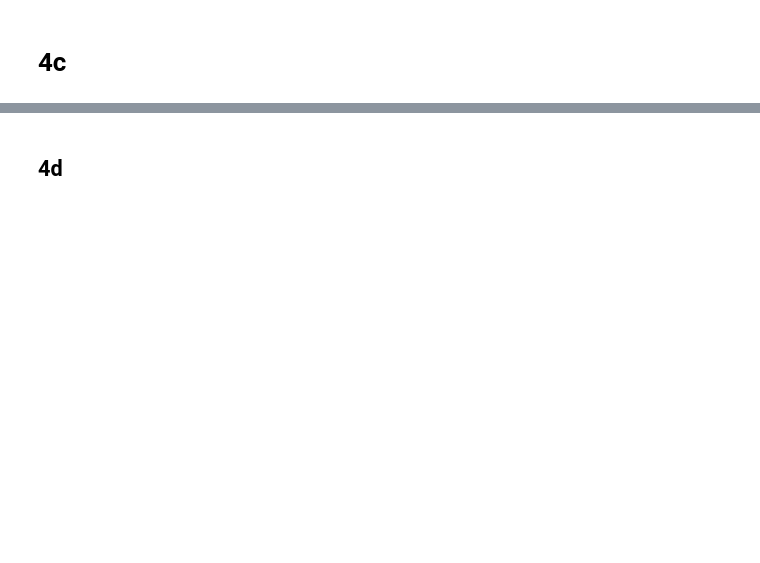
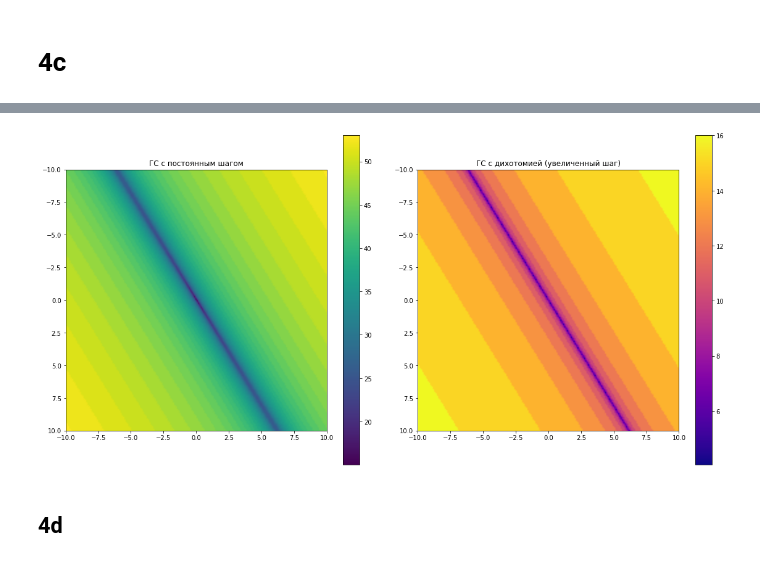
Before and after one commit to IWantToWorkInGoogle/MethodsOfOptimization, a Jupyter notebook: Lab1.ipynb, the cells around one changed output, grey strips where cells are left out. Saved outputs shown, nothing was run; the diff lists cells and outputs as text; code cells hidden in the pictures; blank space fills up the shorter version.

```diff
--- a/Lab1.ipynb
+++ b/Lab1.ipynb
@@ -171,12 +173,14 @@ def dichotomy(f,a,b):
 
     return (x[0] + x[1]) / 2
 # %%
-def gradient_descent_with_dichotomy(f,x,lr):
+def gradient_descent_with_dichotomy(f,x,lr,lim=2000):
     points = []
     points.append(x)
     while f(x) - f(x - lr * (g := grad(f,x))) > eps:
         x = dichotomy(f,x,x - lr * g)
         points.append(x)
+        if len(points) > lim:
+          return np.array([])
     return np.array(points)
 # %%
 lr = 0.08
@@ -446,63 +469,37 @@ test()
 # 4c
 # %%
 lr = 0.08
-def bad_function(x):
-    return x[0] ** 2 / 10 + 10 * x[1] ** 2
+fig, axs = plt.subplots(1, 2, figsize=(16, 8))
+fig.tight_layout()
 
-def plot_points(ax1, ax2, f, points, method, label, x):
-    t = np.linspace(-x[1] * 1.2,x[1] * 1.2,500)
-    X, Y = np.meshgrid(t,t)
+def test(ax, f, method, name, cmap):
+    global lr
+    ax.set_title(name)
 
-    print(f'{f.__name__}, {method.__name__}, {x}: {len(points)}')
+    x = np.linspace(-10, 10, 200)
+    y = np.linspace(-10, 10, 200)
+    xg, yg = np.meshgrid(x,y,indexing='ij')
 
-    ax1.set_title(f"{label}\n{x}\n{len(points)} итераций")
-    ax1.plot_surface(X, Y, f(np.stack((X, Y))))
+    def wrapper(x, y):
+      return len(method(f, np.array([x, y]), lr))
+
+    wrapper = np.vectorize(wrapper)
+
+    vals = wrapper(xg, yg)
+
+    interp = scipy.interpolate.RegularGridInterpolator((x, y), vals, bounds_error=False)
+
+    x = np.linspace(-10, 10, 1000)
+    y = np.linspace(-10, 10, 1000)
+    X, Y = np.meshgrid(x, y)
+
+    return ax.imshow(interp((X, Y)), cmap=cmap, extent=[-10, 10, 10, -10])
 
 
-    ax2.plot(points[:, 0], points[:, 1], 'o-')
-    ax2.contour(X, Y, f([X, Y]), levels=sorted([f(p) for p in points]))
-
-    ax1.set_xlabel("x")
-    ax1.set_ylabel("y")
-    ax1.set_zlabel("f(x,y)")
-    ax2.set_xlabel("x")
-    ax2.set_ylabel("y")
-
-def test():
-    fig, axs = plt.subplots(4, 8, figsize=(30, 12))
-    fig.tight_layout()
-
-    for i in range(8):
-        axs.flat[i].remove()
-        axs.flat[i] = fig.add_subplot(4, 8, i+1, projection='3d')
-
-    for i in range(16, 24):
-        axs.flat[i].remove()
-        axs.flat[i] = fig.add_subplot(4, 8, i+1, projection='3d')
-
-    for i in range(16, 32):
-        pos = axs.flat[i].get_position()
-        axs.flat[i].set_position([pos.x0,
-                        pos.y0 - 0.1,
-                        pos.width,
-                        pos.height])
-
-
-    x_ = np.array([0., 10.])
-
-    # regular function
-    f = gen_f(2, 2)
-
-    for i in range(0, 8, 2):
-        x = x_ * i / 4 + [0., 0.1]
-        plot_points(axs[0, i], axs[1, i], f, gradient_descent(f, x, lr), gradient_descent, "Без дихотомии", x)
-        plot_points(axs[0, i + 1], axs[1, i + 1], f, gradient_descent_with_dichotomy(f, x, lr), gradient_descent_with_dichotomy, "С дихотомией", x)
-
-    # bad function
-    f = bad_function
-    for i in range(0, 8, 2):
-        x = x_ * i / 4 + [0., 0.1]
-        plot_points(axs[2, i], axs[3, i], f, gradient_descent(f, x, lr), gradient_descent, "Без дихотомии", x)
-        plot_points(axs[2, i + 1], axs[3, i + 1], f, gradient_descent_with_dichotomy(f, x, lr), gradient_descent_with_dichotomy, "С дихотомией", x)
-
-test()
+f = gen_f(2, 2)
+t1 = test(axs[0], f, gradient_descent, "ГС с постоянным шагом", 'viridis')
+lr = 0.24
+t2 = test(axs[1], f, gradient_descent, "ГС с дихотомией (увеличенный шаг)", 'plasma')
+plt.colorbar(t1, ax=axs[0])
+plt.colorbar(t2, ax=axs[1])
+# %% [output]
@@ -509,3 +507,4 @@ test()
+[figure, added]
 # %% [markdown]
 ## 4d
 # %%
```
Also changed, not shown: parts of 15 cells of this notebook, 39 other files.
